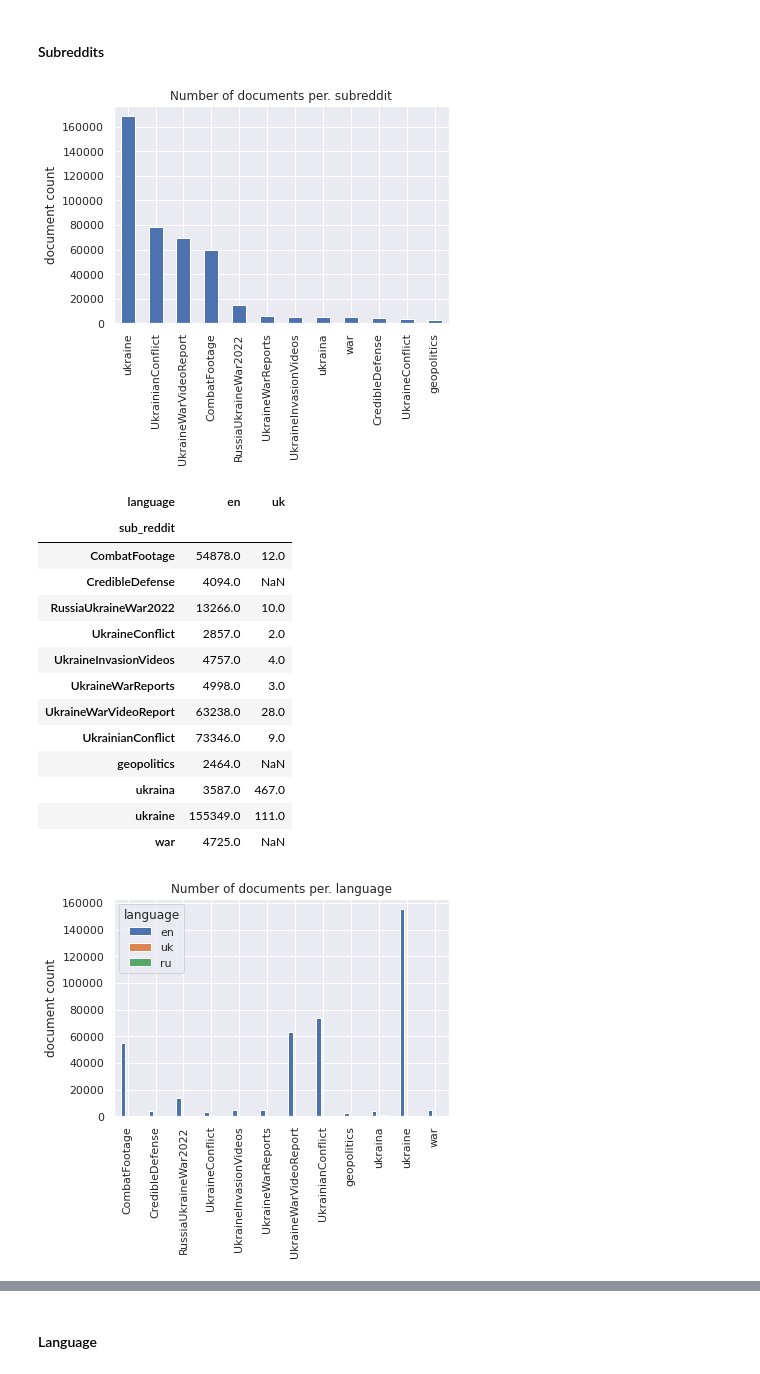
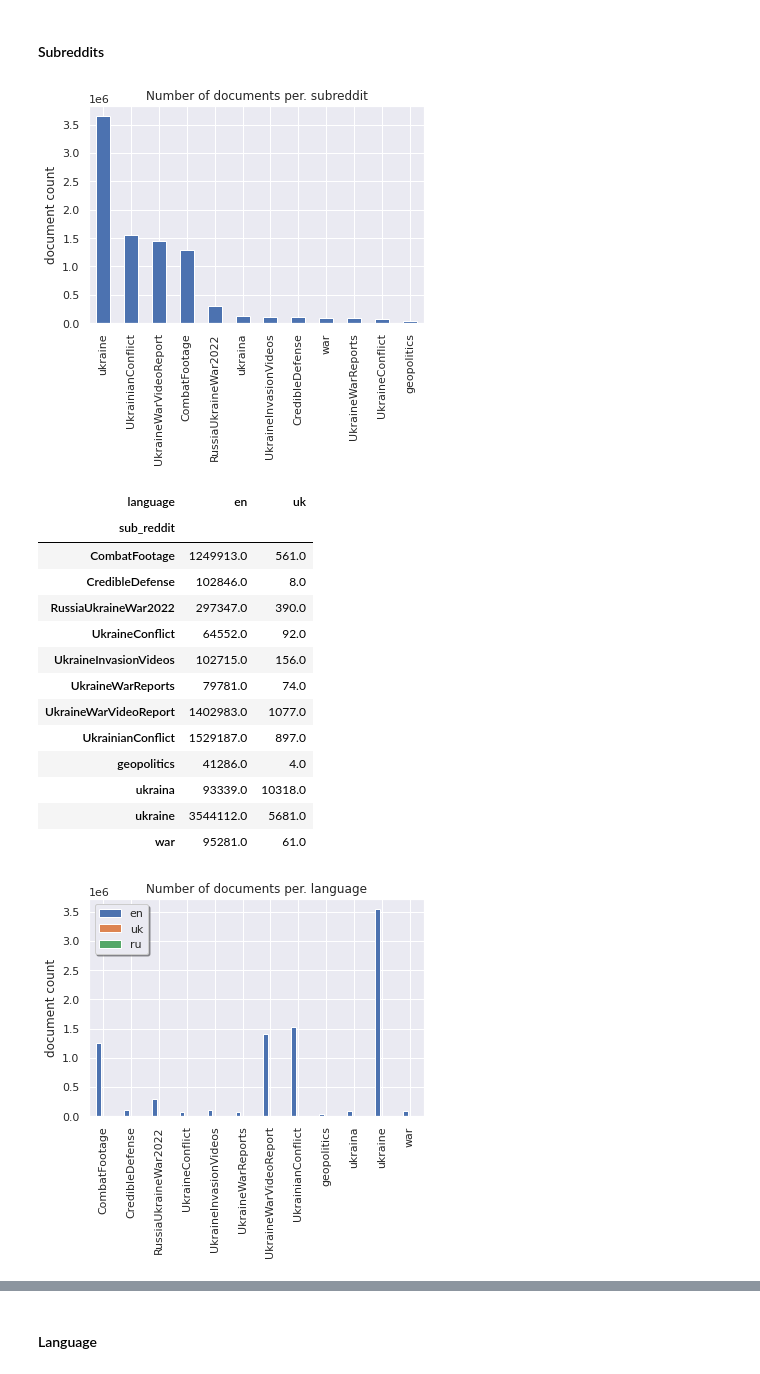
Before and after one commit to Lina-Elkjaer/NLPexam, a Jupyter notebook: data_viewer- Kathrine.ipynb, the cells around one changed output, grey strips where cells are left out. Saved outputs shown, nothing was run; the diff lists cells and outputs as text; code cells hidden in the pictures.

Commit message:
fixed plots

```diff
--- a/data_viewer- Kathrine.ipynb
+++ b/data_viewer- Kathrine.ipynb
@@ -12,7 +12,7 @@ outpath = os.path.join("plots")
 # %%
 
 # Loading the csv-files and checking shape
-data = pd.read_pickle(os.path.join('data','preprocessed_data_medium.pkl'))
+data = pd.read_pickle(os.path.join('data','full_df.pkl'))
 print(data.shape)
 data
 # %% [output]
@@ -169,7 +155,7 @@ plt.ylabel('document count')
 plt.title('Number of documents per. subreddit')
 sr_plot.figure.savefig(outfile, bbox_inches = 'tight')
 # %% [output]
-[figure, old version]
+[figure, new version]
 # %%
 sr_lang = data.groupby("sub_reddit")["language"].value_counts()
 sr_lang = sr_lang.unstack(level=[1])
@@ -177,31 +163,32 @@ sr_lang[['en', 'uk']]
 # %% [output]
 | language | en | uk |
 | sub_reddit |  |  |
-| CombatFootage | 54878.0 | 12.0 |
-| CredibleDefense | 4094.0 | NaN |
-| RussiaUkraineWar2022 | 13266.0 | 10.0 |
-| UkraineConflict | 2857.0 | 2.0 |
-| UkraineInvasionVideos | 4757.0 | 4.0 |
-| UkraineWarReports | 4998.0 | 3.0 |
-| UkraineWarVideoReport | 63238.0 | 28.0 |
-| UkrainianConflict | 73346.0 | 9.0 |
-| geopolitics | 2464.0 | NaN |
-| ukraina | 3587.0 | 467.0 |
-| ukraine | 155349.0 | 111.0 |
-| war | 4725.0 | NaN |
+| CombatFootage | 1249913.0 | 561.0 |
+| CredibleDefense | 102846.0 | 8.0 |
+| RussiaUkraineWar2022 | 297347.0 | 390.0 |
+| UkraineConflict | 64552.0 | 92.0 |
+| UkraineInvasionVideos | 102715.0 | 156.0 |
+| UkraineWarReports | 79781.0 | 74.0 |
+| UkraineWarVideoReport | 1402983.0 | 1077.0 |
+| UkrainianConflict | 1529187.0 | 897.0 |
+| geopolitics | 41286.0 | 4.0 |
+| ukraina | 93339.0 | 10318.0 |
+| ukraine | 3544112.0 | 5681.0 |
+| war | 95281.0 | 61.0 |
 # %%
 # plot number of posts per language by subreddit
 outfile = os.path.join(outpath, "subreddit_language.png")
 sr_lang = data.groupby("sub_reddit")["language"].value_counts()
 sr_lang = sr_lang.unstack(level=[1])
 plt.Figure()
 lang_plot = sr_lang[['en', 'uk', 'ru']].plot.bar()
+plt.legend(loc='upper left', fancybox=True, shadow=True)
 plt.ylabel('document count')
 plt.xlabel('')
 plt.title('Number of documents per. language')
 sr_plot.figure.savefig(outfile, bbox_inches = 'tight')
 # %% [output]
-[figure, old version]
+[figure, new version]
 # %%
 doc_len = temp.groupby("sub_reddit")["doc_length"].describe()
 doc_len
```
Also changed, not shown: parts of 12 cells of this notebook, 4 other files.
